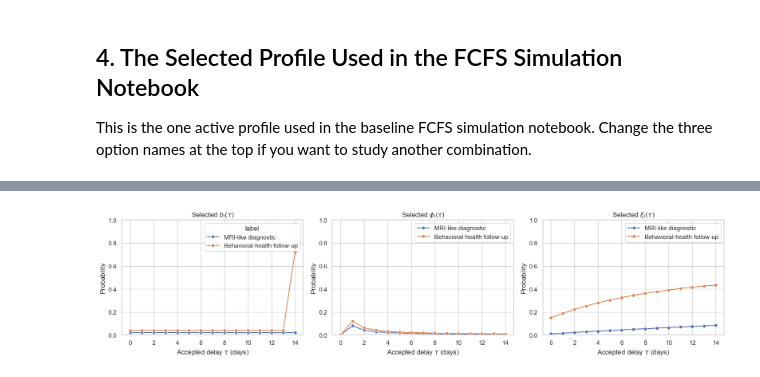
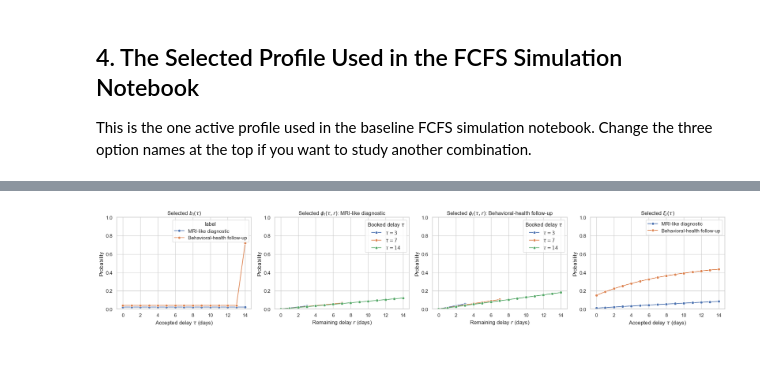
Before and after one commit to alexandre-sdd/research_cuimc_queuing, a Jupyter notebook: Notebooks/behavior_functions.ipynb, the cells around one changed output, grey strips where cells are left out. Drawn from its saved outputs; the diff is of its cells as text; code cells hidden in the pictures.

Commit message:
feat: implement residual-delay cancellation model

```diff
--- a/Notebooks/behavior_functions.ipynb
+++ b/Notebooks/behavior_functions.ipynb
@@ -215,12 +260,20 @@ plot_family_options(
 This is the one active profile used in the baseline FCFS simulation notebook. Change the three option names at the top if you want to study another combination.
 # %%
 SELECTED_PROFILE = behavior_profile_frame(CLASS_CONFIGS, horizon_days=HORIZON_DAYS).rename(
-    columns={
-        "tau_booked": "tau",
-        "eventual_cancel_probability": "bar_phi_i",
-        "daily_cancel_probability": "phi_i(tau)",
-    }
+    columns={"tau_booked": "tau"}
+)
+SELECTED_TAU_PROFILE = tau_slice(SELECTED_PROFILE)
+SELECTED_TAUS = [tau for tau in (3, 7, 14) if tau < HORIZON_DAYS]
+if not SELECTED_TAUS:
+    SELECTED_TAUS = [HORIZON_DAYS - 1]
+SELECTED_CANCELLATION_SLICE = SELECTED_PROFILE.loc[
+    SELECTED_PROFILE["tau"].isin(SELECTED_TAUS),
+    ["class_id", "label", "tau", "residual_delay", "daily_cancel_probability"],
+].copy()
+SELECTED_CANCELLATION_SLICE["tau_label"] = SELECTED_CANCELLATION_SLICE["tau"].map(
+    lambda tau: rf"$\tau={tau}$"
 )
 
-display(SELECTED_PROFILE.head(10))
+display(SELECTED_TAU_PROFILE.head(10))
+display(SELECTED_CANCELLATION_SLICE.head(18))
 # %% [output]
@@ -238,26 +308,36 @@ display(SELECTED_PROFILE.head(10))
 # %%
-fig, axes = plt.subplots(1, 3, figsize=(16, 4), sharex=True)
+fig, axes = plt.subplots(1, 4, figsize=(20, 4))
 
-sns.lineplot(data=SELECTED_PROFILE, x="tau", y="balk_probability", hue="label", marker="o", ax=axes[0])
+sns.lineplot(data=SELECTED_TAU_PROFILE, x="tau", y="balk_probability", hue="label", marker="o", ax=axes[0])
 axes[0].set_title(r"Selected $b_i(\tau)$")
 axes[0].set_xlabel(r"Accepted delay $\tau$ (days)")
 axes[0].set_ylabel("Probability")
 axes[0].set_ylim(0, 1)
 
-sns.lineplot(data=SELECTED_PROFILE, x="tau", y="phi_i(tau)", hue="label", marker="o", ax=axes[1])
-axes[1].set_title(r"Selected $\phi_i(\tau)$")
-axes[1].set_xlabel(r"Accepted delay $\tau$ (days)")
-axes[1].set_ylabel("Probability")
-axes[1].set_ylim(0, 1)
-axes[1].legend(title="")
+for axis, class_id in zip(axes[1:3], (1, 2)):
+    class_df = SELECTED_CANCELLATION_SLICE[SELECTED_CANCELLATION_SLICE["class_id"] == class_id]
+    sns.lineplot(
+        data=class_df,
+        x="residual_delay",
+        y="daily_cancel_probability",
+        hue="tau_label",
+        marker="o",
+        ax=axis,
+    )
+    class_label = class_df["label"].iloc[0]
+    axis.set_title(rf"Selected $\phi_i(\tau,r)$: {class_label}")
+    axis.set_xlabel(r"Remaining delay $r$ (days)")
+    axis.set_ylabel("Probability")
+    axis.set_ylim(0, 1)
+    axis.legend(title=r"Booked delay $\tau$")
 
-sns.lineplot(data=SELECTED_PROFILE, x="tau", y="no_show_probability", hue="label", marker="o", ax=axes[2])
-axes[2].set_title(r"Selected $\xi_i(\tau)$")
-axes[2].set_xlabel(r"Accepted delay $\tau$ (days)")
-axes[2].set_ylabel("Probability")
-axes[2].set_ylim(0, 1)
-axes[2].legend(title="")
+sns.lineplot(data=SELECTED_TAU_PROFILE, x="tau", y="no_show_probability", hue="label", marker="o", ax=axes[3])
+axes[3].set_title(r"Selected $\xi_i(\tau)$")
+axes[3].set_xlabel(r"Accepted delay $\tau$ (days)")
+axes[3].set_ylabel("Probability")
+axes[3].set_ylim(0, 1)
+axes[3].legend(title="")
 
 plt.tight_layout()
 # %% [output]
-[figure, old version]
+[figure, new version]
```
Also changed, not shown: parts of 7 cells of this notebook, 11 other files.
